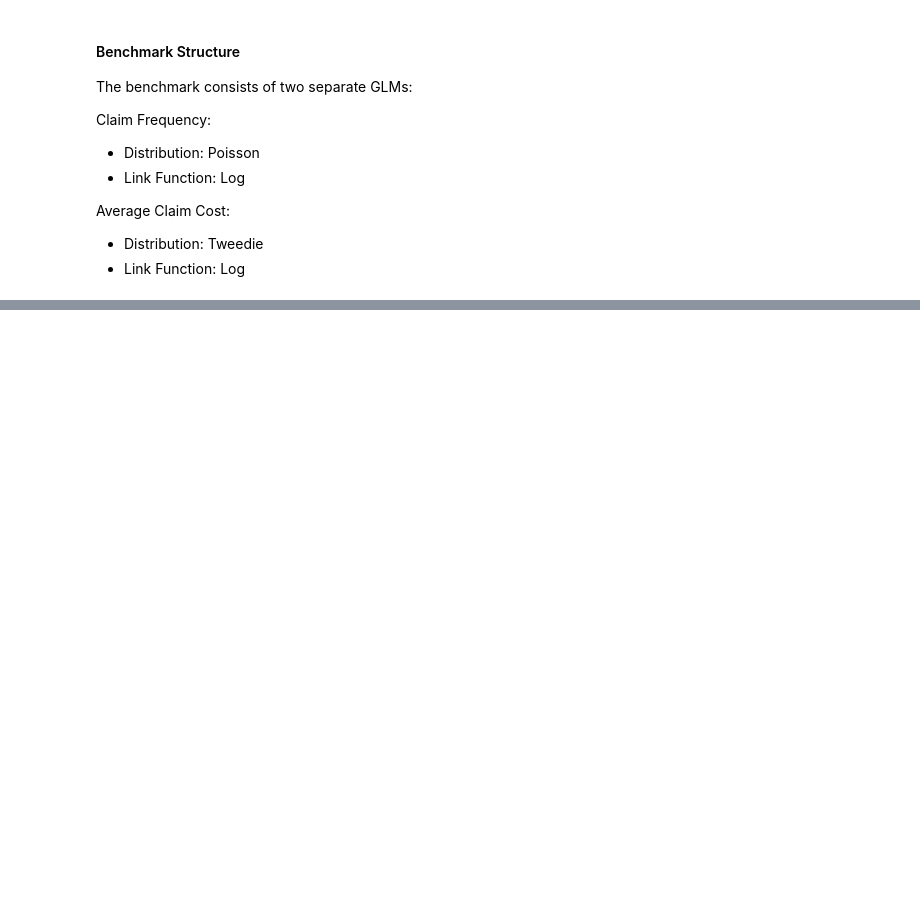
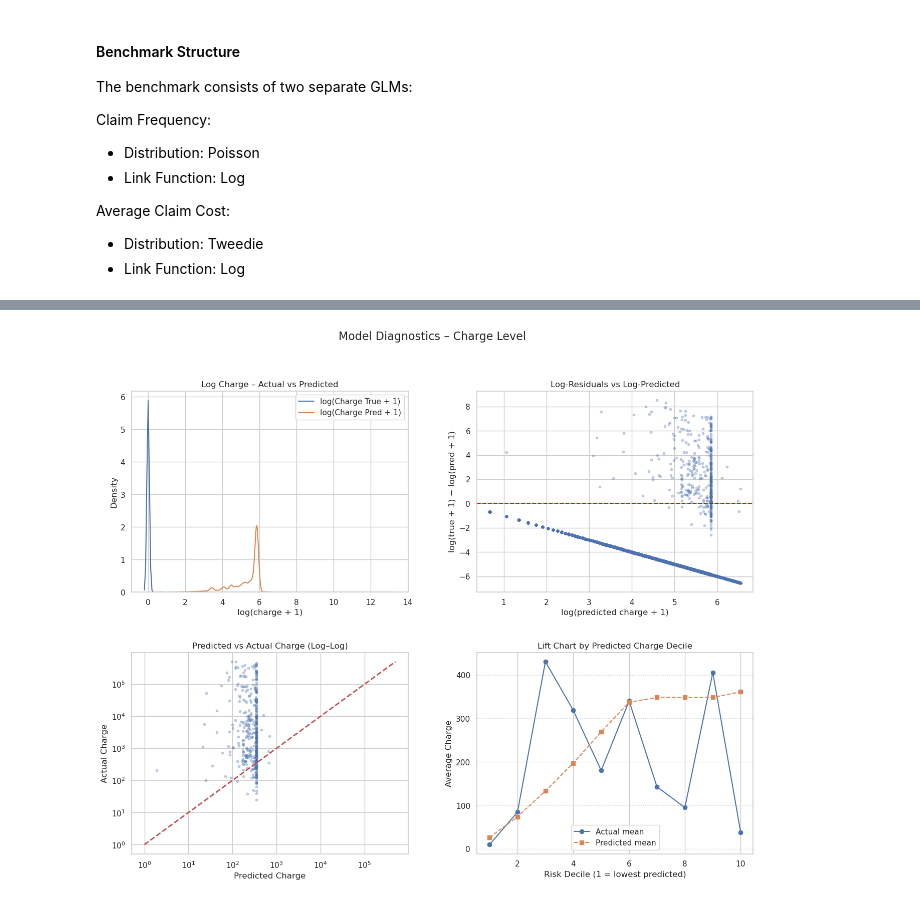
Before and after one commit to chKenza/InsurPrime-Can-You-Guess-the-Insurance-Premium-, a Jupyter notebook: feature_engineering.ipynb, the cells around one changed output, grey strips where cells are left out. Saved outputs shown, nothing was run; the diff lists cells and outputs as text; code cells hidden in the pictures; blank space fills up the shorter version.

Commit message:
Baseline Model
Baseline model (by nelson), and added hyperparameter tuning, and model diagnostics

```diff
--- a/feature_engineering.ipynb
+++ b/feature_engineering.ipynb
@@ -193,0 +529,85 @@ Average Claim Cost:
+# %%
+df_val = pd.DataFrame({
+    "charge_true": charge_val.values,
+    "charge_pred": pred_charge_val,
+    "freq_pred":   pred_freq_val,
+    "sev_pred":    pred_sev_val,
+    "exposure":    exposure_val.values,
+})
+
+# Derived columns
+df_val["has_claim"] = (df_val["charge_true"] > 0).astype(int)
+df_val["sev_true"]  = np.where(
+    df_val["has_claim"] == 1,
+    df_val["charge_true"] / df_val["exposure"].replace(0, np.nan),
+    np.nan,
+)
+df_val["log_true"]  = np.log1p(df_val["charge_true"])
+df_val["log_pred"]  = np.log1p(df_val["charge_pred"])
+df_val["log_resid"] = df_val["log_true"] - df_val["log_pred"]
+# %%
+## CHARGE
+
+sns.set_theme(style="whitegrid")
+
+fig, axes = plt.subplots(2, 2, figsize=(16, 12))
+fig.suptitle("Model Diagnostics – Charge Level", fontsize=16)
+plt.subplots_adjust(hspace=0.3, wspace=0.25)
+
+# (1,1) Log(actual) vs Log(pred) densities
+ax = axes[0, 0]
+sns.kdeplot(df_val["log_true"], label="log(Charge True + 1)", ax=ax)
+sns.kdeplot(df_val["log_pred"], label="log(Charge Pred + 1)", ax=ax)
+ax.set_title("Log Charge – Actual vs Predicted")
+ax.set_xlabel("log(charge + 1)")
+ax.legend()
+
+# (1,2) Log-residuals vs log-predicted
+ax = axes[0, 1]
+ax.scatter(df_val["log_pred"], df_val["log_resid"], alpha=0.3, s=10)
+ax.axhline(0, color="red", linestyle="--")
+ax.set_title("Log-Residuals vs Log-Predicted")
+ax.set_xlabel("log(predicted charge + 1)")
+ax.set_ylabel("log(true + 1) − log(pred + 1)")
+
+# (2,1) Predicted vs Actual charge (log–log)
+ax = axes[1, 0]
+mask_pos = df_val["charge_true"] > 0
+ax.scatter(
+    df_val.loc[mask_pos, "charge_pred"],
+    df_val.loc[mask_pos, "charge_true"],
+    alpha=0.3,
+    s=10,
+)
+max_val = max(df_val["charge_pred"].max(), df_val["charge_true"].max())
+ax.plot([1, max_val], [1, max_val], "r--", linewidth=2)
+ax.set_xscale("log")
+ax.set_yscale("log")
+ax.set_title("Predicted vs Actual Charge (Log–Log)")
+ax.set_xlabel("Predicted Charge")
+ax.set_ylabel("Actual Charge")
+
+# (2,2) Decile lift chart
+ax = axes[1, 1]
+# Rank by predicted charge and split into 10 groups
+df_val_sorted = df_val.sort_values("charge_pred").reset_index(drop=True)
+df_val_sorted["decile"] = pd.qcut(
+    df_val_sorted.index,
+    q=10,
+    labels=False,
+)
+
+decile_stats = df_val_sorted.groupby("decile")[["charge_true", "charge_pred"]].mean()
+x = np.arange(1, 11)
+
+ax.plot(x, decile_stats["charge_true"], marker="o", label="Actual mean")
+ax.plot(x, decile_stats["charge_pred"], marker="s", linestyle="--", label="Predicted mean")
+ax.set_title("Lift Chart by Predicted Charge Decile")
+ax.set_xlabel("Risk Decile (1 = lowest predicted)")
+ax.set_ylabel("Average Charge")
+ax.legend()
+ax.grid(axis="y", linestyle=":")
+
+plt.show()
+# %% [output]
+[figure, added]
```
Also changed, not shown: parts of 11 cells of this notebook.
